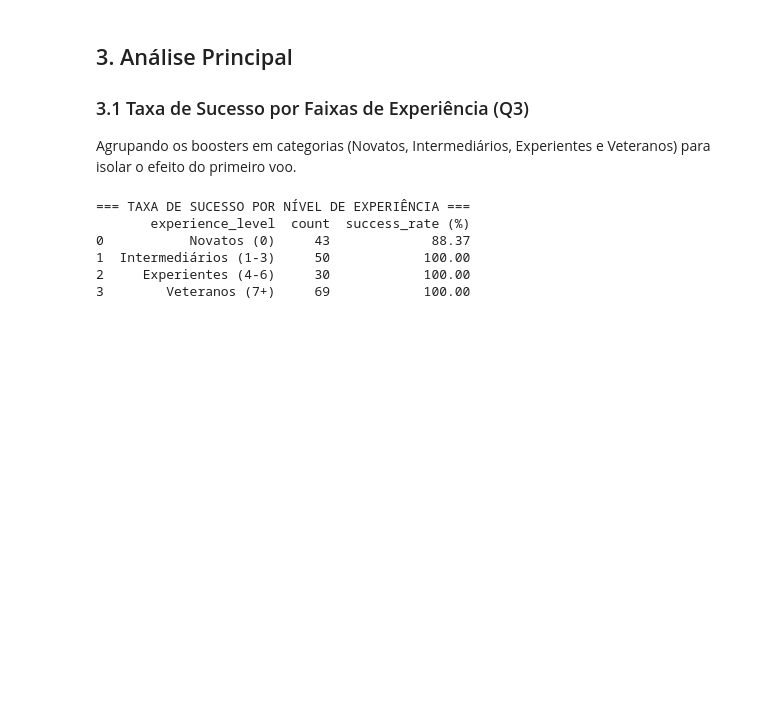
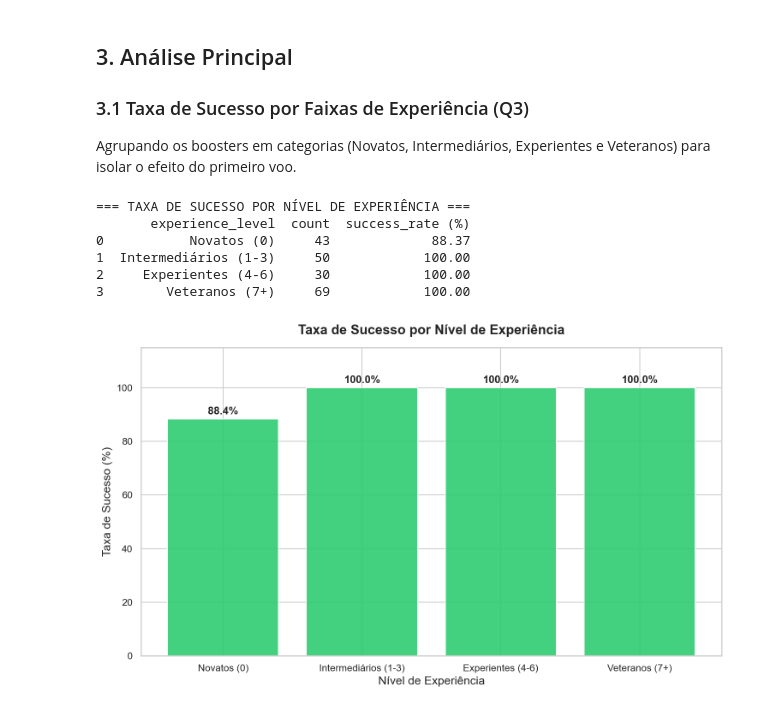
Before and after one commit to Lucasgrf/spacex-reliability-study, a Jupyter notebook: analyses/izac/experience_analysis.ipynb, the cells around one changed output. Drawn from its saved outputs; the diff is of its cells as text; code cells hidden in the pictures; blank space fills up the shorter version.

```diff
--- a/analyses/izac/experience_analysis.ipynb
+++ b/analyses/izac/experience_analysis.ipynb
@@ -81,20 +121,42 @@ Agrupando os boosters em categorias (Novatos, Intermediários, Experientes e Vet
 # %%
 df['experience_level'] = pd.cut(
     df['reuse_count'],
     bins=[-1, 0, 3, 6, 13],
     labels=['Novatos (0)', 'Intermediários (1-3)', 'Experientes (4-6)', 'Veteranos (7+)']
 )
 
 print("=== TAXA DE SUCESSO POR NÍVEL DE EXPERIÊNCIA ===")
-experience_success = df.groupby('experience_level', observed=False)['success'].agg(['count', 'mean']).reset_index()
+experience_success = df.groupby('experience_level', observed=False)['success_num'].agg(['count', 'mean']).reset_index()
 experience_success['success_rate (%)'] = experience_success['mean'] * 100
 print(experience_success[['experience_level', 'count', 'success_rate (%)']].round(2))
+
+# Exportando a tabela de resultados solicitada
+experience_success.to_csv('experience_stats.csv', index=False)
+
+# Gráfico 2: Barras de Sucesso
+plt.figure(figsize=(10, 6))
+bars = plt.bar(experience_success['experience_level'].astype(str), experience_success['success_rate (%)'], color=colors['success'], alpha=0.9)
+
+for bar in bars:
+    height = bar.get_height()
+    plt.text(bar.get_x() + bar.get_width()/2.0, height + 1, f'{height:.1f}%', ha='center', va='bottom', fontweight='bold')
+
+plt.title('Taxa de Sucesso por Nível de Experiência', pad=15, fontweight='bold')
+plt.xlabel('Nível de Experiência')
+plt.ylabel('Taxa de Sucesso (%)')
+plt.ylim(0, 115)
+plt.tight_layout()
+
+# Salvando na pasta global
+plt.savefig('../../graphs/izac_success_by_experience.png', dpi=300)
+plt.show()
 # %% [output]
 === TAXA DE SUCESSO POR NÍVEL DE EXPERIÊNCIA ===
        experience_level  count  success_rate (%)
 0           Novatos (0)     43             88.37
 1  Intermediários (1-3)     50            100.00
 2     Experientes (4-6)     30            100.00
 3        Veteranos (7+)     69            100.00
+[figure, added]
 # %% [markdown]
 ### 3.2 Desgaste vs Aprendizado: Gráfico de Tendência (Q6)
```
Also changed, not shown: parts of 15 cells of this notebook.
